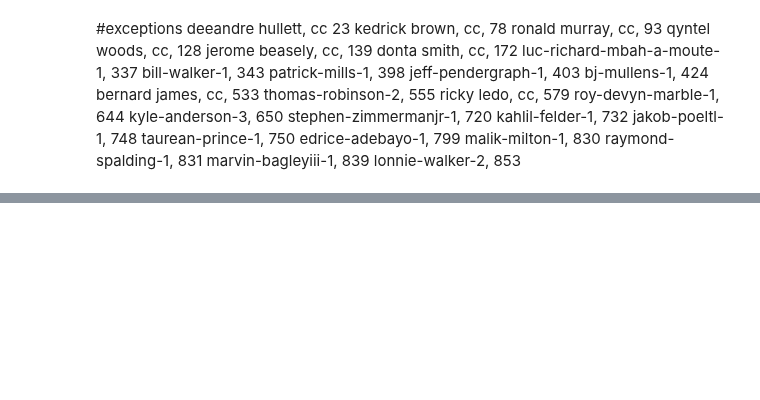
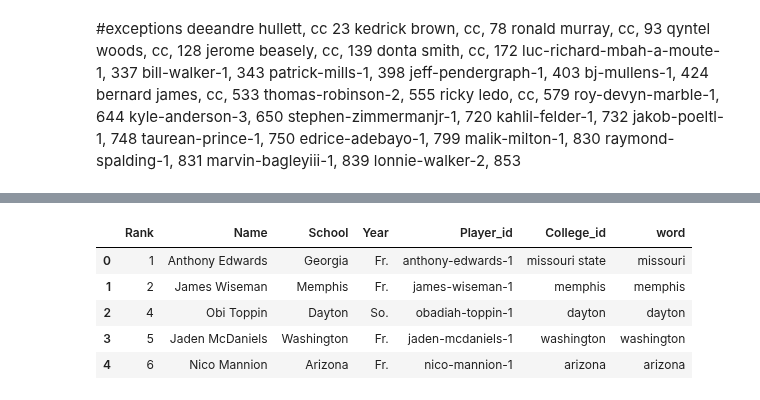
Before and after one commit to woodfin8/Draft_Machine, a Jupyter notebook: keith_test.ipynb, the cells around one changed output, grey strips where cells are left out. Cells and saved outputs as stored; diff of their text form; code cells hidden in the pictures; blank space fills up the shorter version.

Commit message:
NBA_data.csv corrected and Draft_data.csv added

```diff
--- a/keith_test.ipynb
+++ b/keith_test.ipynb
@@ -606,0 +418,5 @@ ncaa2_df.to_csv("NBA_data.csv",index = False, header = True)
+# %%
+#insert correct value for player #22
+ids_2020[22] = 'reggie-perry-2'
+# %%
+df_2020['Player_id'] = ids_2020
@@ -606,0 +434,6 @@ ncaa2_df.to_csv("NBA_data.csv",index = False, header = True)
+# %%
+#replace hyphenated shcool names
+college_list = [school.replace("-", " ") for school in college_list]
+# %%
+#add to  df
+df_2020['College_id'] = college_list
@@ -606,0 +442,9 @@ ncaa2_df.to_csv("NBA_data.csv",index = False, header = True)
+# %%
+college_prep(df_2020)
+# %% [output]
+|  | Rank | Name | School | Year | Player_id | College_id | word |
+| 0 | 1 | Anthony Edwards | Georgia | Fr. | anthony-edwards-1 | missouri state | missouri |
+| 1 | 2 | James Wiseman | Memphis | Fr. | james-wiseman-1 | memphis | memphis |
+| 2 | 4 | Obi Toppin | Dayton | So. | obadiah-toppin-1 | dayton | dayton |
+| 3 | 5 | Jaden McDaniels | Washington | Fr. | jaden-mcdaniels-1 | washington | washington |
+| 4 | 6 | Nico Mannion | Arizona | Fr. | nico-mannion-1 | arizona | arizona |
```
Also changed, not shown: parts of 69 cells of this notebook, 3 other files.
